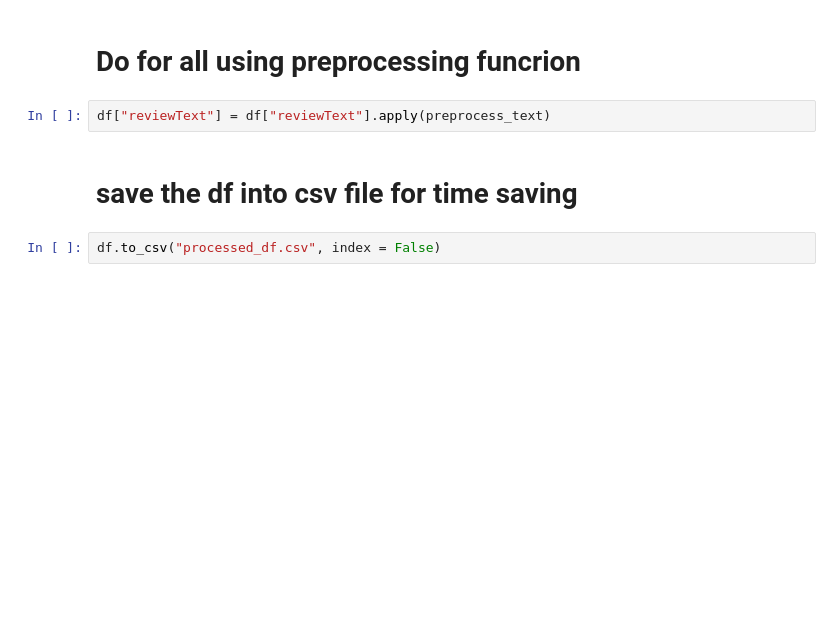
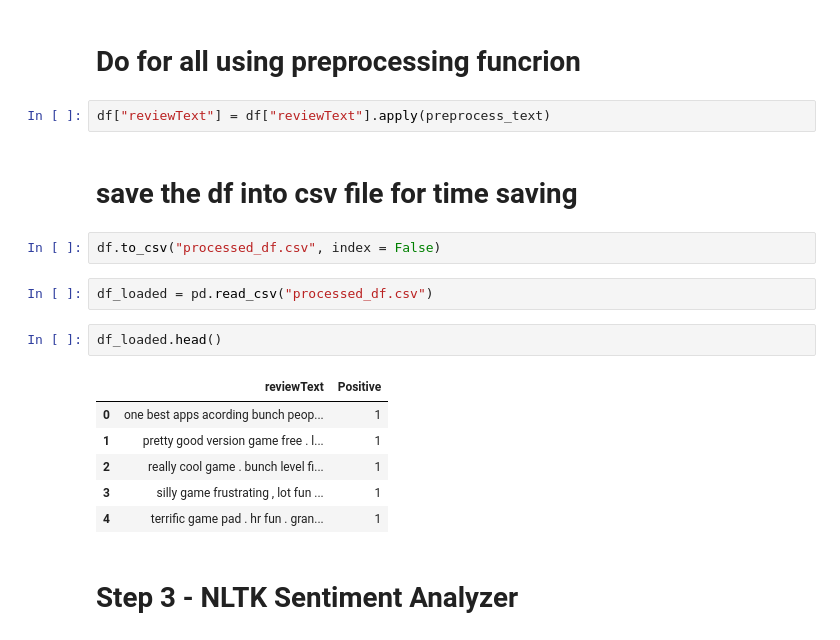
Before and after one commit to Gourab-Pal/Sentiment-Analysis---Amazon-Customer, a Jupyter notebook: analysis.ipynb, the cells around one changed output. Saved outputs shown, nothing was run; the diff lists cells and outputs as text; blank space fills up the shorter version.

```diff
--- a/analysis.ipynb
+++ b/analysis.ipynb
@@ -248,3 +248,16 @@ df["reviewText"] = df["reviewText"].apply(preprocess_text)
 # save the df into csv file for time saving
 # %%
 df.to_csv("processed_df.csv", index = False)
+# %%
+df_loaded = pd.read_csv("processed_df.csv")
+# %%
+df_loaded.head()
+# %% [output]
+|  | reviewText | Positive |
+| 0 | one best apps acording bunch peop... | 1 |
+| 1 | pretty good version game free . l... | 1 |
+| 2 | really cool game . bunch level fi... | 1 |
+| 3 | silly game frustrating , lot fun ... | 1 |
+| 4 | terrific game pad . hr fun . gran... | 1 |
+# %% [markdown]
+# Step 3 - NLTK Sentiment Analyzer
```
